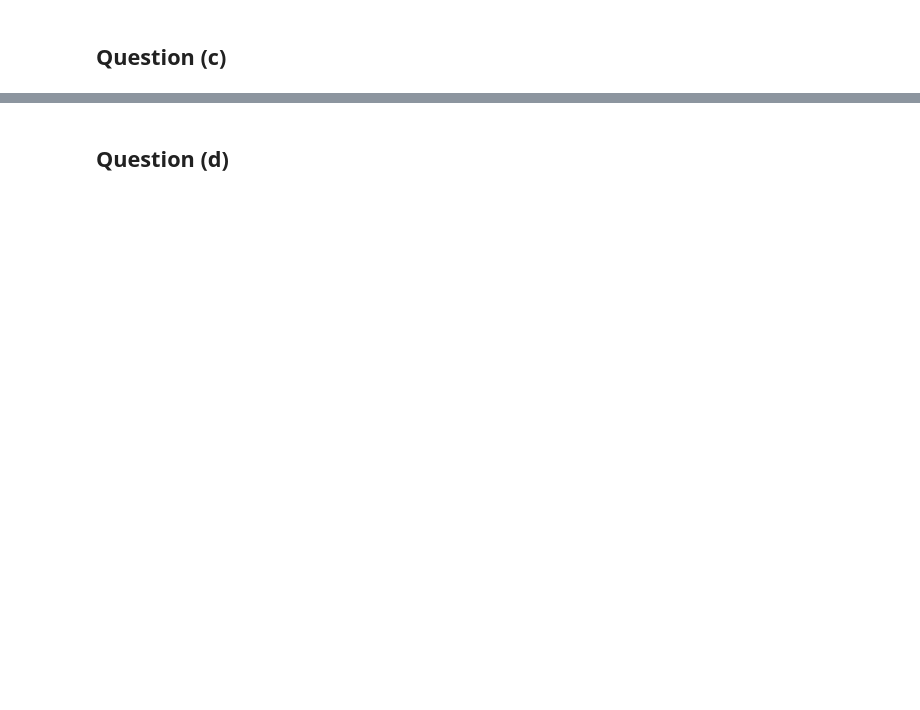
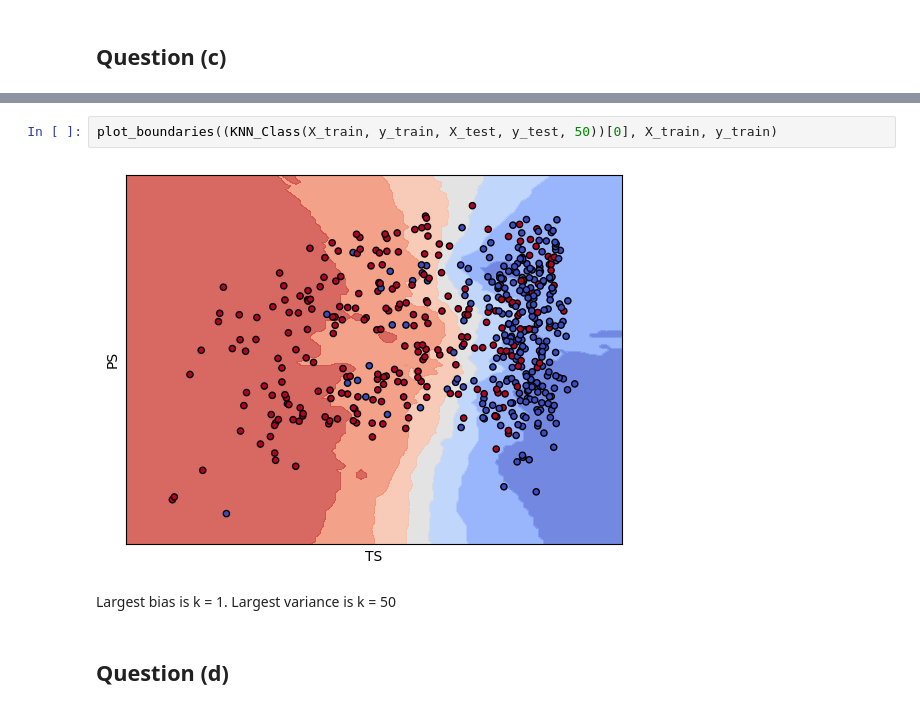
Before and after one commit to ShyEagle21/Practice, a Jupyter notebook: ML_1_hw2/Problem 1.ipynb, the cells around one changed output, grey strips where cells are left out. Cells and saved outputs as stored; diff of their text form; blank space fills up the shorter version.

```diff
--- a/ML_1_hw2/Problem 1.ipynb
+++ b/ML_1_hw2/Problem 1.ipynb
@@ -55,2 +137,9 @@ X_test = scaler.transform(X_test)
+# %%
+plot_boundaries((KNN_Class(X_train, y_train, X_test, y_test, 50))[0], X_train, y_train)
+# %% [output]
+[figure, added]
+# %% [markdown]
+Largest bias is k = 1.
+Largest variance is k = 50
 # %% [markdown]
 ## Question (d)
```
Also changed, not shown: parts of 12 cells of this notebook.
